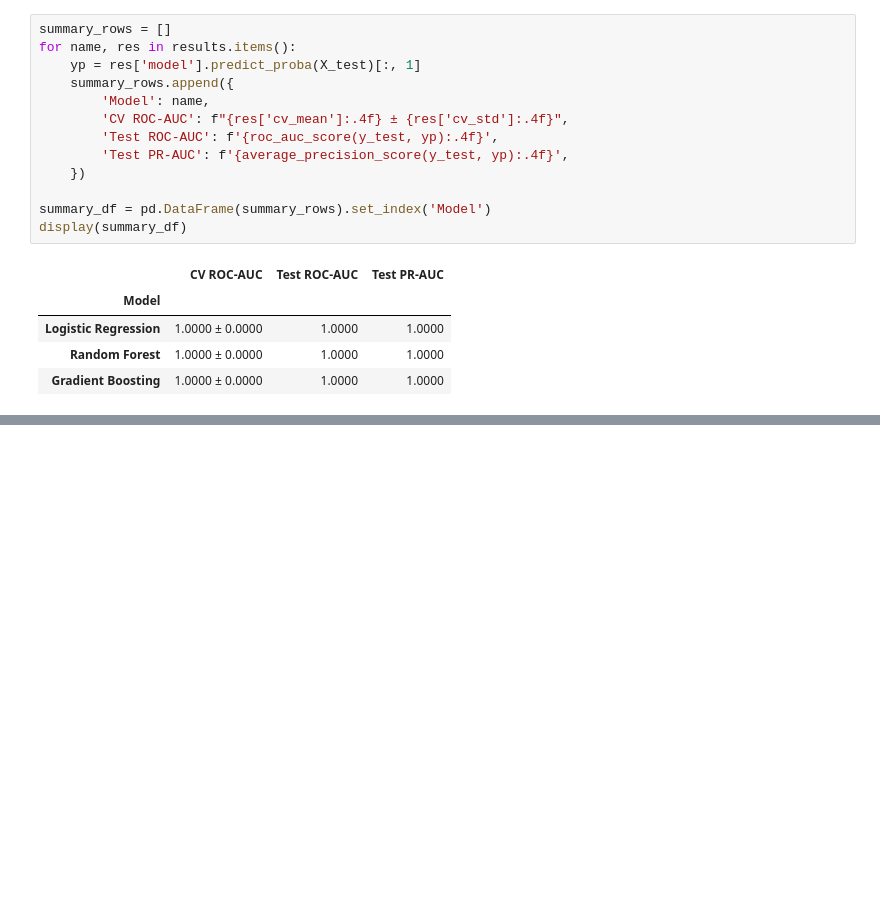
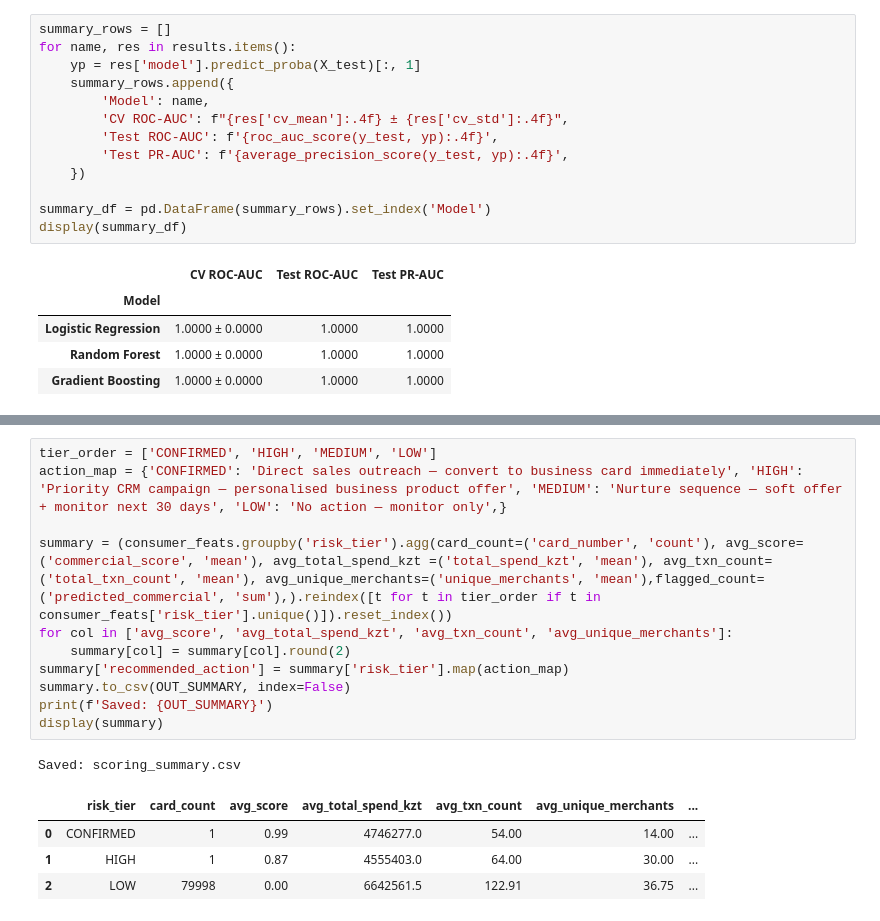
Before and after one commit to asset-data-ai/MDQ_teams, a Jupyter notebook: ml.ipynb, the cells around one changed output, grey strips where cells are left out. Drawn from its saved outputs; the diff is of its cells as text; blank space fills up the shorter version.

```diff
--- a/ml.ipynb
+++ b/ml.ipynb
@@ -444,3 +484,20 @@ if len(high_conf) > 0:
+# %%
+tier_order = ['CONFIRMED', 'HIGH', 'MEDIUM', 'LOW']
+action_map = {'CONFIRMED': 'Direct sales outreach — convert to business card immediately', 'HIGH': 'Priority CRM campaign — personalised business product offer', 'MEDIUM': 'Nurture sequence — soft offer + monitor next 30 days', 'LOW': 'No action — monitor only',}
+
+summary = (consumer_feats.groupby('risk_tier').agg(card_count=('card_number', 'count'), avg_score=('commercial_score', 'mean'), avg_total_spend_kzt =('total_spend_kzt', 'mean'), avg_txn_count=('total_txn_count', 'mean'), avg_unique_merchants=('unique_merchants', 'mean'),flagged_count=('predicted_commercial', 'sum'),).reindex([t for t in tier_order if t in consumer_feats['risk_tier'].unique()]).reset_index())
+for col in ['avg_score', 'avg_total_spend_kzt', 'avg_txn_count', 'avg_unique_merchants']:
+    summary[col] = summary[col].round(2)
+summary['recommended_action'] = summary['risk_tier'].map(action_map)
+summary.to_csv(OUT_SUMMARY, index=False)
+print(f'Saved: {OUT_SUMMARY}')
+display(summary)
+# %% [output]
+Saved: scoring_summary.csv
+|  | risk_tier | card_count | avg_score | avg_total_spend_kzt | avg_txn_count | avg_unique_merchants | ... |
+| 0 | CONFIRMED | 1 | 0.99 | 4746277.0 | 54.00 | 14.00 | ... |
+| 1 | HIGH | 1 | 0.87 | 4555403.0 | 64.00 | 30.00 | ... |
+| 2 | LOW | 79998 | 0.00 | 6642561.5 | 122.91 | 36.75 | ... |
 # %%
 CONVERSION_RATE  = 0.30
 FEE_UPLIFT_PCT   = 0.005  # +0.5% interchange
```
Also changed, not shown: parts of 17 cells of this notebook, 7 other files.
